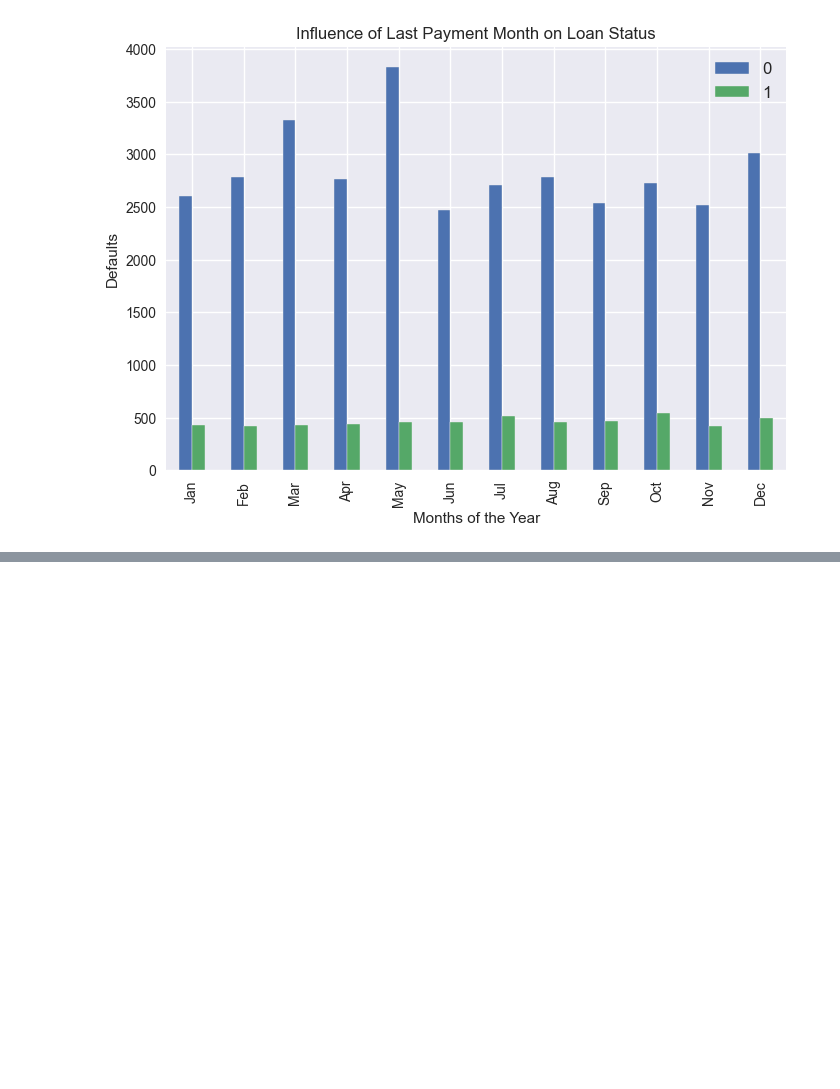
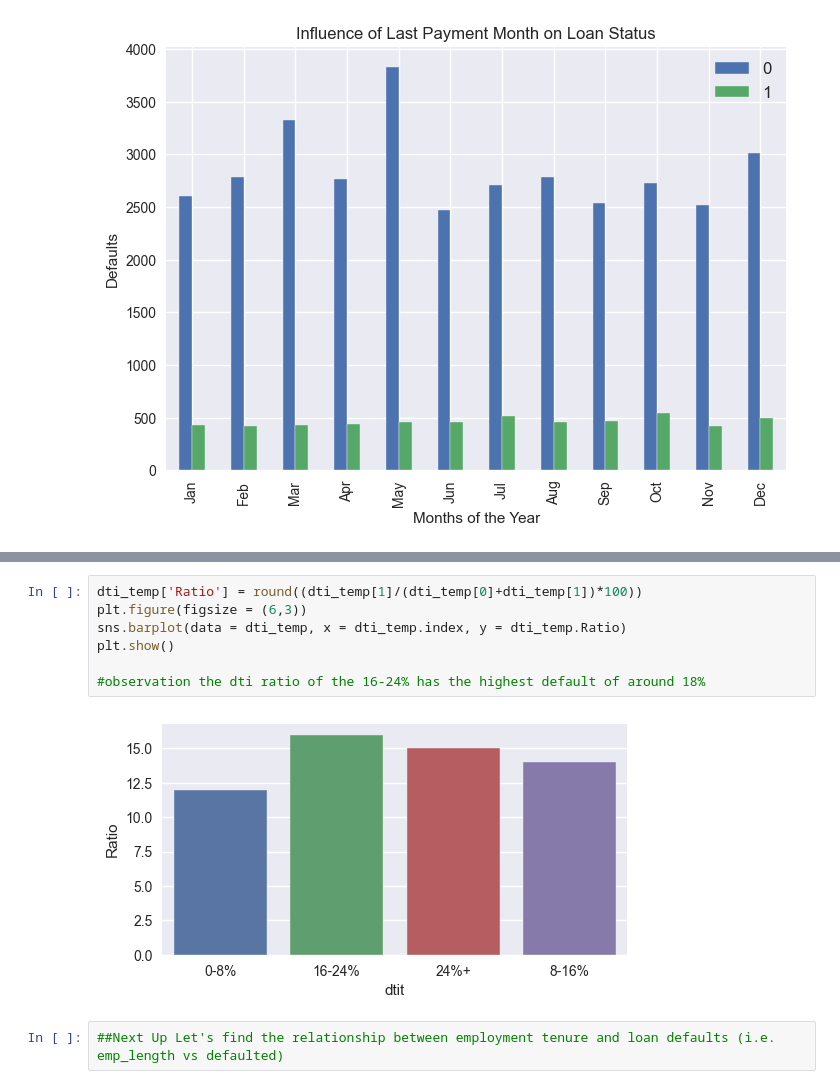
Before and after one commit to richwej/eda_projects, a Jupyter notebook: EDA - Lending Club.ipynb, the cells around one changed output, grey strips where cells are left out. Saved outputs shown, nothing was run; the diff lists cells and outputs as text; blank space fills up the shorter version.

```diff
--- a/EDA - Lending Club.ipynb
+++ b/EDA - Lending Club.ipynb
@@ -1332,0 +1386,11 @@ plt.show()
+# %%
+dti_temp['Ratio'] = round((dti_temp[1]/(dti_temp[0]+dti_temp[1])*100))
+plt.figure(figsize = (6,3))
+sns.barplot(data = dti_temp, x = dti_temp.index, y = dti_temp.Ratio)
+plt.show()
+
+#observation the dti ratio of the 16-24% has the highest default of around 18%
+# %% [output]
+[figure, added]
+# %%
+##Next Up Let's find the relationship between employment tenure and loan defaults (i.e. emp_length vs defaulted)
```
Also changed, not shown: parts of 27 cells of this notebook.
